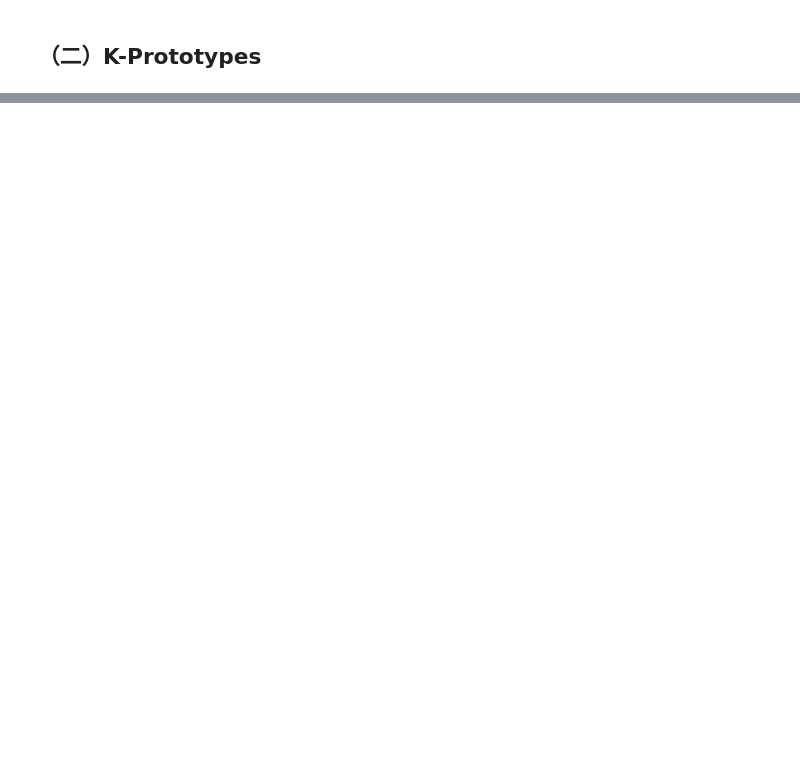
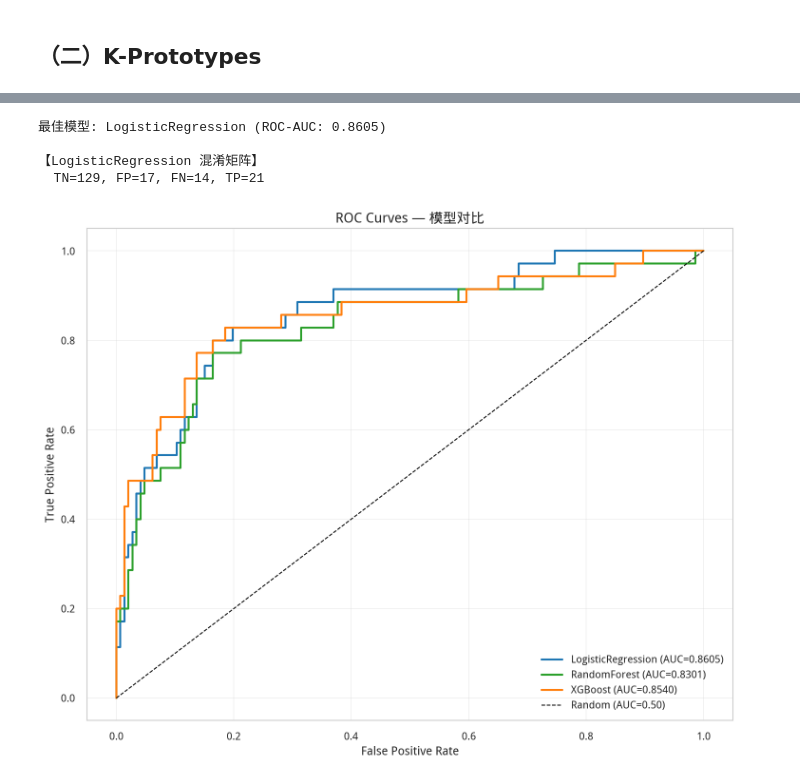
Before and after one commit to WaGll/Customer-Churn-Analysis, a Jupyter notebook: notebooks/customer_churn_analysis.ipynb, the cells around one changed output, grey strips where cells are left out. Cells and saved outputs as stored; diff of their text form; code cells hidden in the pictures; blank space fills up the shorter version.

```diff
--- a/notebooks/customer_churn_analysis.ipynb
+++ b/notebooks/customer_churn_analysis.ipynb
@@ -476,23 +427,24 @@ analyze_outliers(anomalies_df)
 # %% [markdown]
 - 分类数据
 # %%
-
 # 1.5 数据可视化 - 分类变量
 
+# 创建用于可视化的副本（避免修改下游使用的 raw_df）
+plot_df = raw_df.copy()
 
 # 将数值型的分类变量转换为对象类型
 categorical_numeric_cols = ['用户流失标签', '城市等级', '使用App时间_时', '上月投诉次数', '年龄分组', '顾客对服务的满意度']
 for col in categorical_numeric_cols:
-    if col in raw_df.columns:
-        raw_df[col] = raw_df[col].astype(str)
+    if col in plot_df.columns:
+        plot_df[col] = plot_df[col].astype(str)
 
-# 获取所有分类变量
-cat_cols = raw_df.select_dtypes(include=['object']).columns.tolist()
+# 使用 src.utils.helpers 辅助获取分类列
+cat_cols = get_categorical_columns(plot_df)
 
 print(f"【分类变量概览】")
 print(f"分类变量数量: {len(cat_cols)}")
 print(f"分类变量列表: {cat_cols}")
 
 print("\n【分类变量分布】")
-plot_countplots(raw_df, cat_cols, title="分类变量频次分布")
+plot_countplots(plot_df, cat_cols, title="分类变量频次分布")
 # %% [output]
@@ -1836,0 +1350,62 @@ Name: count, dtype: int64
+# %%
+# Step 3: 测试集评估
+
+metrics = predictor.evaluate_models(X_test, y_test)
+
+# ---- 指标对比表 ----
+metrics_data = []
+for name, m in metrics.items():
+    metrics_data.append({
+        '模型': name,
+        'Accuracy': m['accuracy'],
+        'Precision': m['precision'],
+        'Recall': m['recall'],
+        'F1 Score': m['f1'],
+        'ROC-AUC': m['roc_auc']
+    })
+metrics_table = pd.DataFrame(metrics_data).set_index('模型')
+print("\n【测试集评估指标】")
+q(metrics_table.round(4))
+
+print(f"\n最佳模型: {predictor.best_model_name} (ROC-AUC: {metrics[predictor.best_model_name]['roc_auc']:.4f})")
+
+# ---- 混淆矩阵 ----
+print(f"\n【{predictor.best_model_name} 混淆矩阵】")
+cm = metrics[predictor.best_model_name]['confusion_matrix']
+print(f"  TN={cm[0][0]}, FP={cm[0][1]}, FN={cm[1][0]}, TP={cm[1][1]}")
+
+# ---- ROC 曲线（内联 matplotlib） ----
+from sklearn.metrics import roc_curve, auc
+
+plt.figure(figsize=(10, 8))
+colors = {'LogisticRegression': '#1f77b4', 'RandomForest': '#2ca02c', 'XGBoost': '#ff7f0e'}
+
+for name in predictor.models:
+    if hasattr(predictor, '_y_prob_test') and name in predictor._y_prob_test:
+        fpr, tpr, _ = roc_curve(y_test, predictor._y_prob_test[name])
+        roc_auc = metrics[name]['roc_auc']
+        plt.plot(fpr, tpr, color=colors.get(name, '#333'), lw=2,
+                 label=f'{name} (AUC={roc_auc:.4f})')
+
+plt.plot([0, 1], [0, 1], 'k--', lw=1, label='Random (AUC=0.50)')
+plt.xlabel('False Positive Rate', fontsize=12)
+plt.ylabel('True Positive Rate', fontsize=12)
+plt.title('ROC Curves — 模型对比', fontsize=14, fontweight='bold')
+plt.legend(loc='lower right')
+plt.grid(True, alpha=0.3)
+plt.tight_layout()
+plt.show()
+
+# ---- Plotly 交互式 ROC（保存为 HTML） ----
+try:
+    roc_html_path = predictor.plot_roc_curves(X_test, y_test)
+    print(f"\n交互式 ROC 曲线已保存: {roc_html_path}")
+except Exception as e:
+    print(f"\n交互式 ROC 生成失败（plotly 可能未安装）: {e}")
+
+# ---- 保存模型和指标 ----
+model_path = predictor.save_model()
+metrics_path = predictor.save_metrics()
+print(f"模型已保存: {model_path}")
+print(f"指标已保存: {metrics_path}")
+# %% [output]
@@ -1836,0 +1426,5 @@ Name: count, dtype: int64
+最佳模型: LogisticRegression (ROC-AUC: 0.8605)
+
+【LogisticRegression 混淆矩阵】
+  TN=129, FP=17, FN=14, TP=21
+[figure, added]
```
Also changed, not shown: parts of 32 cells of this notebook, 1 other file.
